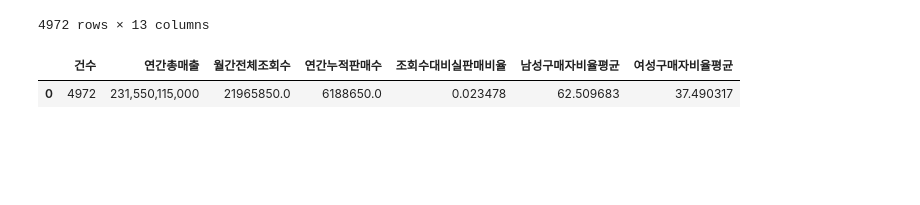
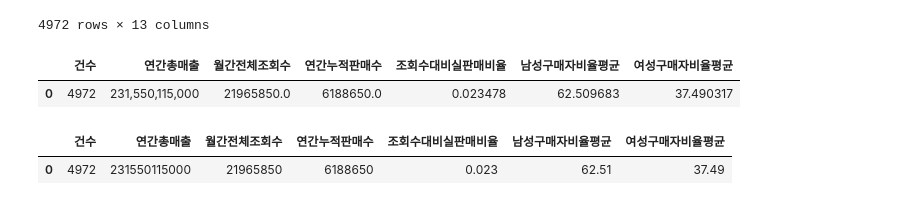
Before and after one commit to proj2-6-1/Musinsa-Standard-Visualization, a Jupyter notebook: data_analytics/Overall Information.ipynb, the cells around one changed output. Drawn from its saved outputs; the diff is of its cells as text; code cells hidden in the pictures; blank space fills up the shorter version.

```diff
--- a/data_analytics/Overall Information.ipynb
+++ b/data_analytics/Overall Information.ipynb
@@ -159,5 +159,24 @@ all
 # %% [output]
 |  | 건수 | 연간총매출 | 월간전체조회수 | 연간누적판매수 | 조회수대비실판매비율 | 남성구매자비율평균 | 여성구매자비율평균 |
 | 0 | 4972 | 231,550,115,000 | 21965850.0 | 6188650.0 | 0.023478 | 62.509683 | 37.490317 |
+# %%
+for col in all.columns:
+    # 문자열 데이터만 처리
+    if all[col].dtype == 'object':
+        all[col] = pd.to_numeric(all[col].str.replace(',', ''), errors='coerce')
+
+for col in all.columns[2:4]:
+    if all[col].dtype == 'float':
+        all[col] = all[col].fillna(0).astype(int)
+
+for col in all.columns[4:]:
+    # 숫자형 데이터를 소수점 셋째자리까지로 변환
+    if all[col].dtype == 'float':
+        all[col] = all[col].round(3)
+
+all
+# %% [output]
+|  | 건수 | 연간총매출 | 월간전체조회수 | 연간누적판매수 | 조회수대비실판매비율 | 남성구매자비율평균 | 여성구매자비율평균 |
+| 0 | 4972 | 231550115000 | 21965850 | 6188650 | 0.023 | 62.51 | 37.49 |
 # %%
 all.to_csv('Overall_Information.csv', index=False)
```
Also changed, not shown: parts of 1 cell of this notebook, 4 other files.
